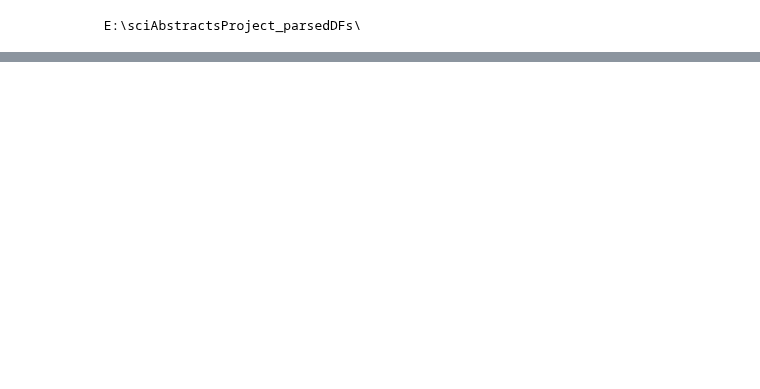
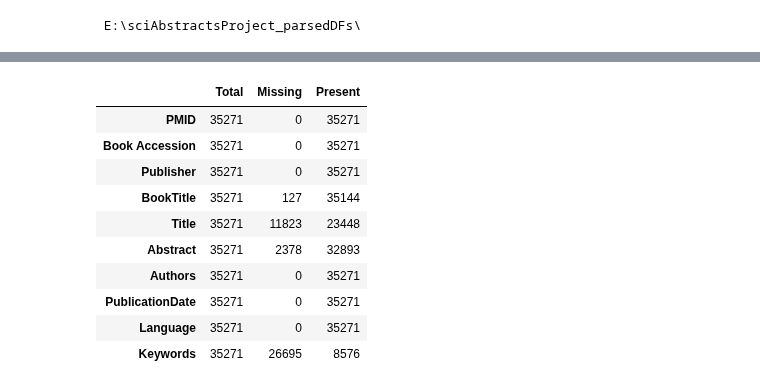
Before and after one commit to svalbuenaa/sci-abstract-graphs, a Jupyter notebook: quantifyMissingData.ipynb, the cells around one changed output, grey strips where cells are left out. Cells and saved outputs as stored; diff of their text form; code cells hidden in the pictures; blank space fills up the shorter version.

```diff
--- a/quantifyMissingData.ipynb
+++ b/quantifyMissingData.ipynb
@@ -172,0 +120,14 @@ df_bookarticles
+# %%
+df_quantif_bookarticle
+# %% [output]
+|  | Total | Missing | Present |
+| PMID | 35271 | 0 | 35271 |
+| Book Accession | 35271 | 0 | 35271 |
+| Publisher | 35271 | 0 | 35271 |
+| BookTitle | 35271 | 127 | 35144 |
+| Title | 35271 | 11823 | 23448 |
+| Abstract | 35271 | 2378 | 32893 |
+| Authors | 35271 | 0 | 35271 |
+| PublicationDate | 35271 | 0 | 35271 |
+| Language | 35271 | 0 | 35271 |
+| Keywords | 35271 | 26695 | 8576 |
```
Also changed, not shown: parts of 9 cells of this notebook.
